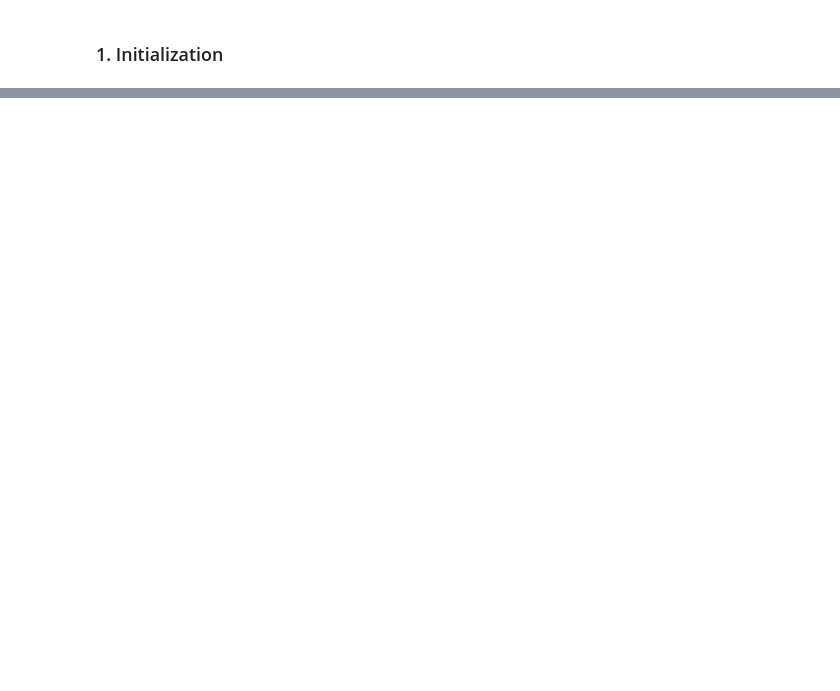
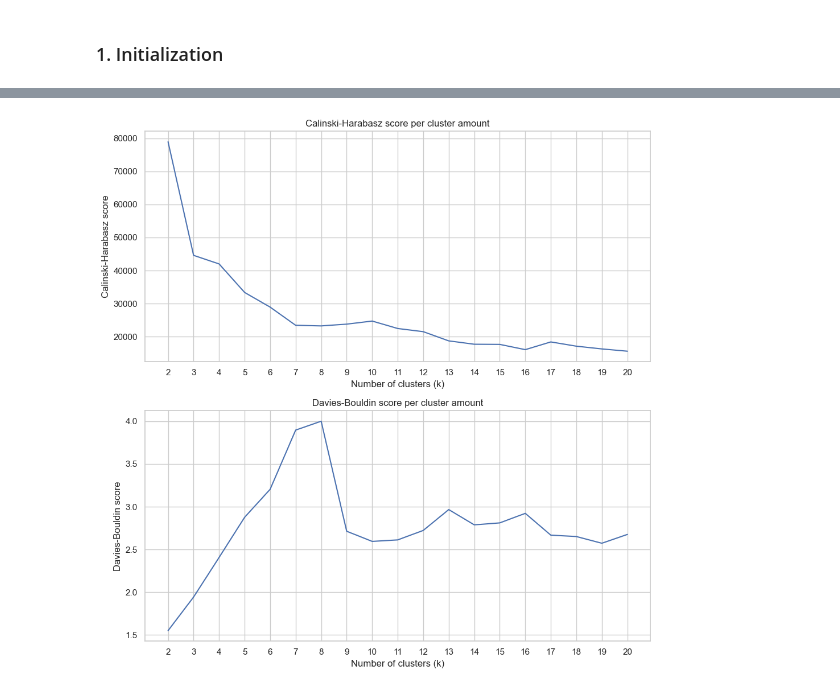
Before and after one commit to Spatial-Data-Science-and-GEO-AI-Lab/MultiHealth_S, a Jupyter notebook: clustering.ipynb, the cells around one changed output, grey strips where cells are left out. Saved outputs shown, nothing was run; the diff lists cells and outputs as text; code cells hidden in the pictures; blank space fills up the shorter version.

```diff
--- a/clustering.ipynb
+++ b/clustering.ipynb
@@ -252,0 +112,3 @@ plt.show()
+# %%
+with open('clustergram_gmm.pickle','rb') as f:
+    cgram_gmm = pickle.load(f)
@@ -252,0 +132,23 @@ plt.show()
+# %%
+# getting the scores
+gmmch = cgram_gmm.calinski_harabasz_score()
+gmmdb = cgram_gmm.davies_bouldin_score()
+
+# Plotting both the Silhouette score and the Calinski-Harabasz score per cluster amount
+fig, axs = plt.subplots(2, figsize=(10, 10))
+axs[0].plot(K, gmmch)
+axs[0].set_xlabel("Number of clusters (k)")
+axs[0].set_ylabel("Calinski-Harabasz score")
+axs[0].grid(True)
+axs[0].set_xticks(range(2,21))
+axs[0].set_title('Calinski-Harabasz score per cluster amount')
+axs[1].plot(K, gmmdb)
+axs[1].set_xlabel("Number of clusters (k)")
+axs[1].set_ylabel("Davies-Bouldin score")
+axs[1].grid(True)
+axs[1].set_xticks(range(2,21))
+axs[1].set_title('Davies-Bouldin score per cluster amount')
+plt.tight_layout()
+plt.show()
+# %% [output]
+[figure, added]
```
Also changed, not shown: parts of 38 cells of this notebook.
